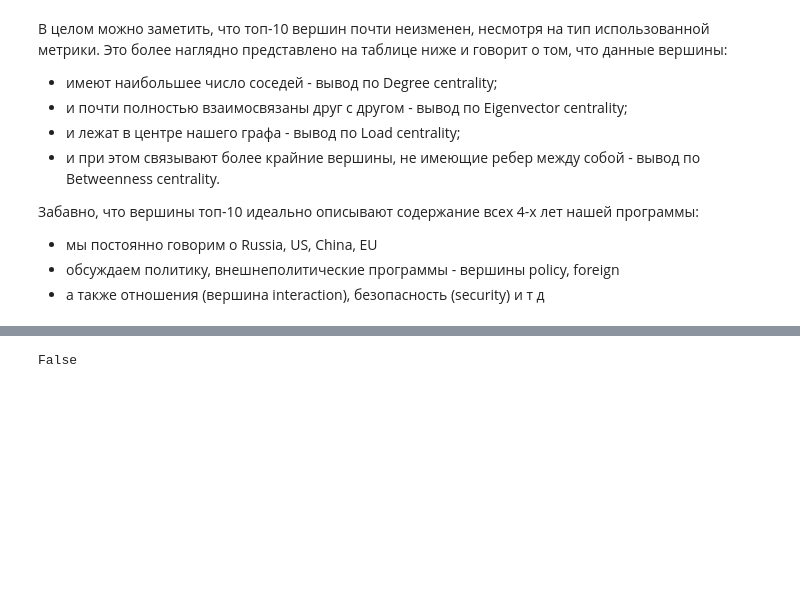
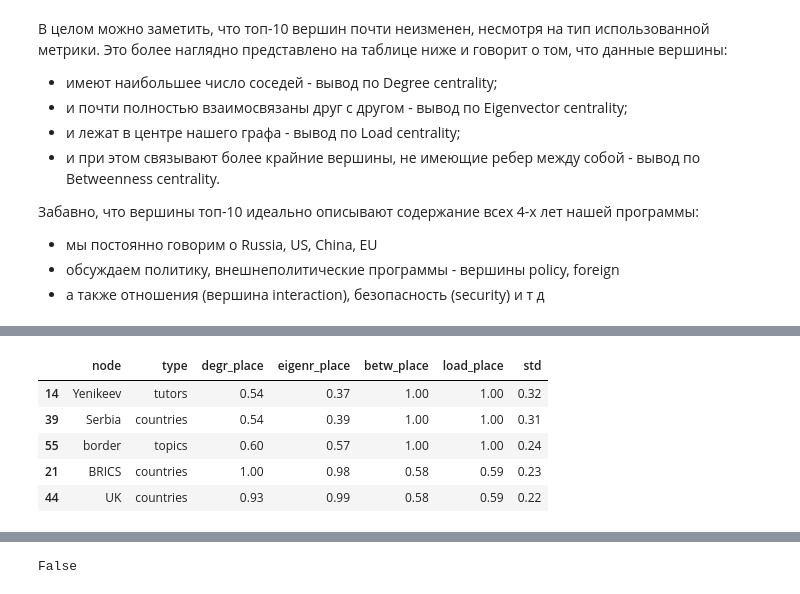
Before and after one commit to sblenlkj/Decision_Theory_HW2, a Jupyter notebook: Kanevskii_HW2.ipynb, the cells around one changed output, grey strips where cells are left out. Cells and saved outputs as stored; diff of their text form; code cells hidden in the pictures; blank space fills up the shorter version.

```diff
--- a/Kanevskii_HW2.ipynb
+++ b/Kanevskii_HW2.ipynb
@@ -304,0 +318,18 @@ TODO (＊◕ᴗ◕＊)
+# %%
+only_place_columns_lst = [c for c in all_4_metrics_df.columns if "place" in c]
+only_places_df = all_4_metrics_df.loc[:, only_place_columns_lst]
+only_places_df = (only_places_df / only_places_df.max()).round(2)
+
+df_std = pd.DataFrame(only_places_df.std(axis=1), columns=["std"]).round(2)
+
+df_con_std = pd.concat([all_4_metrics_df.loc[:, ["node", "type"]], only_places_df, df_std], axis=1)
+top_20_std_nodes_df = df_con_std.sort_values(by="std", ascending=False).head(25)
+
+top_20_std_nodes_df.head()
+# %% [output]
+|  | node | type | degr_place | eigenr_place | betw_place | load_place | std |
+| 14 | Yenikeev | tutors | 0.54 | 0.37 | 1.00 | 1.00 | 0.32 |
+| 39 | Serbia | countries | 0.54 | 0.39 | 1.00 | 1.00 | 0.31 |
+| 55 | border | topics | 0.60 | 0.57 | 1.00 | 1.00 | 0.24 |
+| 21 | BRICS | countries | 1.00 | 0.98 | 0.58 | 0.59 | 0.23 |
+| 44 | UK | countries | 0.93 | 0.99 | 0.58 | 0.59 | 0.22 |
```
Also changed, not shown: parts of 39 cells of this notebook, 6 other files.
